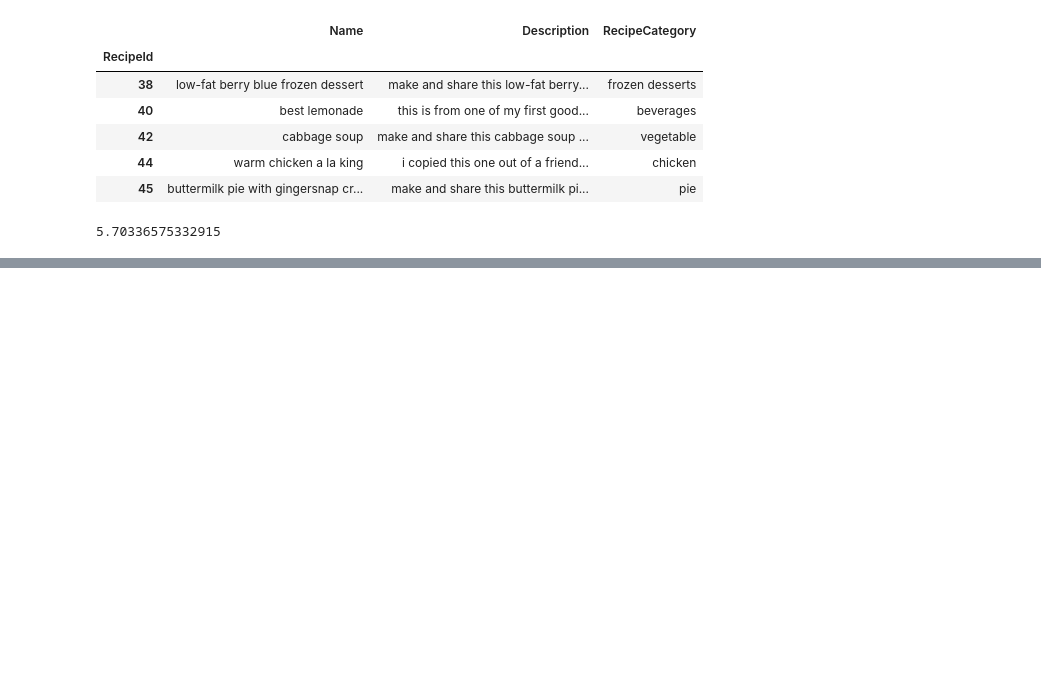
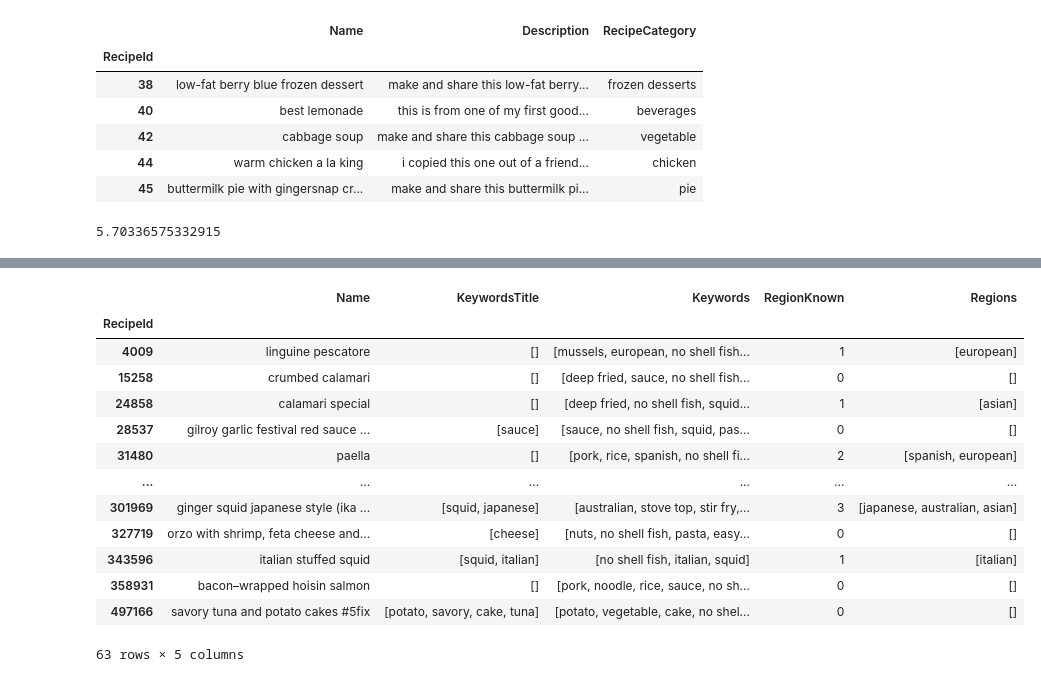
Before and after one commit to nhajouji/foodrecs, a Jupyter notebook: Data Cleaning Notebooks/Keywords_cleaning.ipynb, the cells around one changed output, grey strips where cells are left out. Saved outputs shown, nothing was run; the diff lists cells and outputs as text; code cells hidden in the pictures; blank space fills up the shorter version.

Commit message:
Added region stuff

```diff
--- a/Data Cleaning Notebooks/Keywords_cleaning.ipynb
+++ b/Data Cleaning Notebooks/Keywords_cleaning.ipynb
@@ -79,0 +94,6 @@ words_df[['Name','KeywordsTitle','Keywords']].to_pickle('../data/keywords.pk')
+# %%
+keyword_list_orig = []
+for kwl in keyword_df.Keywords:
+    keyword_list_orig+=list(kwl)
+
+keyword_list_orig_nr = list(set(keyword_list_orig))
@@ -79,0 +126,19 @@ words_df[['Name','KeywordsTitle','Keywords']].to_pickle('../data/keywords.pk')
+# %%
+def region_check(word):
+    for ending in ['ian','ino','can','lan']:
+        if word[-3:]==ending:
+            return True
+    if word[-3:]=='ish' and word[-4]!='f':
+        return True
+    elif word[-3:]=='ese' and word[-4]!='e':
+        return True
+    elif 'west'in word:
+        return True
+    return False
+
+regions = [w for w in keyword_list_orig_nr if region_check(w)]
+regions+=['thai', 'new zealand','iraqi', 'creole', 'welsh','szechuan', 'hunan','korean',
+          'european', 'icelandic', 'pennsylvania dutch','pakistani', 'honduran', 'dutch',
+          'ecuadorean','chilean','czech','swiss','cuban', 'tex mex']
+# %%
+keyword_df['Regions'] = [list(set(kws).intersection(set(regions))) for kws in keyword_df.Keywords]
@@ -79,0 +180,17 @@ words_df[['Name','KeywordsTitle','Keywords']].to_pickle('../data/keywords.pk')
+# %%
+keyword_df[keyword_df.index.isin(noshellfishrecs)]
+# %% [output]
+|  | Name | KeywordsTitle | Keywords | RegionKnown | Regions |
+| RecipeId |  |  |  |  |  |
+| 4009 | linguine pescatore | [] | [mussels, european, no shell fish... | 1 | [european] |
+| 15258 | crumbed calamari | [] | [deep fried, sauce, no shell fish... | 0 | [] |
+| 24858 | calamari special | [] | [deep fried, no shell fish, squid... | 1 | [asian] |
+| 28537 | gilroy garlic festival red sauce ... | [sauce] | [sauce, no shell fish, squid, pas... | 0 | [] |
+| 31480 | paella | [] | [pork, rice, spanish, no shell fi... | 2 | [spanish, european] |
+| ... | ... | ... | ... | ... | ... |
+| 301969 | ginger squid japanese style (ika ... | [squid, japanese] | [australian, stove top, stir fry,... | 3 | [japanese, australian, asian] |
+| 327719 | orzo with shrimp, feta cheese and... | [cheese] | [nuts, no shell fish, pasta, easy... | 0 | [] |
+| 343596 | italian stuffed squid | [squid, italian] | [no shell fish, italian, squid] | 1 | [italian] |
+| 358931 | bacon–wrapped hoisin salmon | [] | [pork, noodle, rice, sauce, no sh... | 0 | [] |
+| 497166 | savory tuna and potato cakes #5fix | [potato, savory, cake, tuna] | [potato, vegetable, cake, no shel... | 0 | [] |
+63 rows × 5 columns
```
Also changed, not shown: parts of 25 cells of this notebook, 5 other files.
